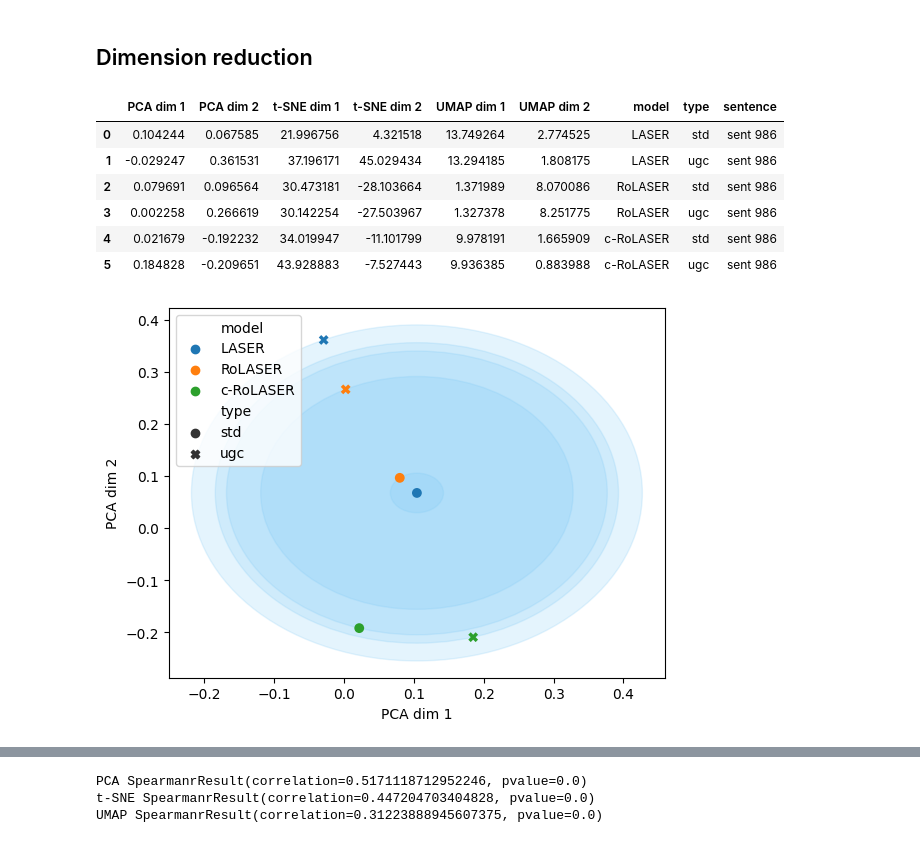
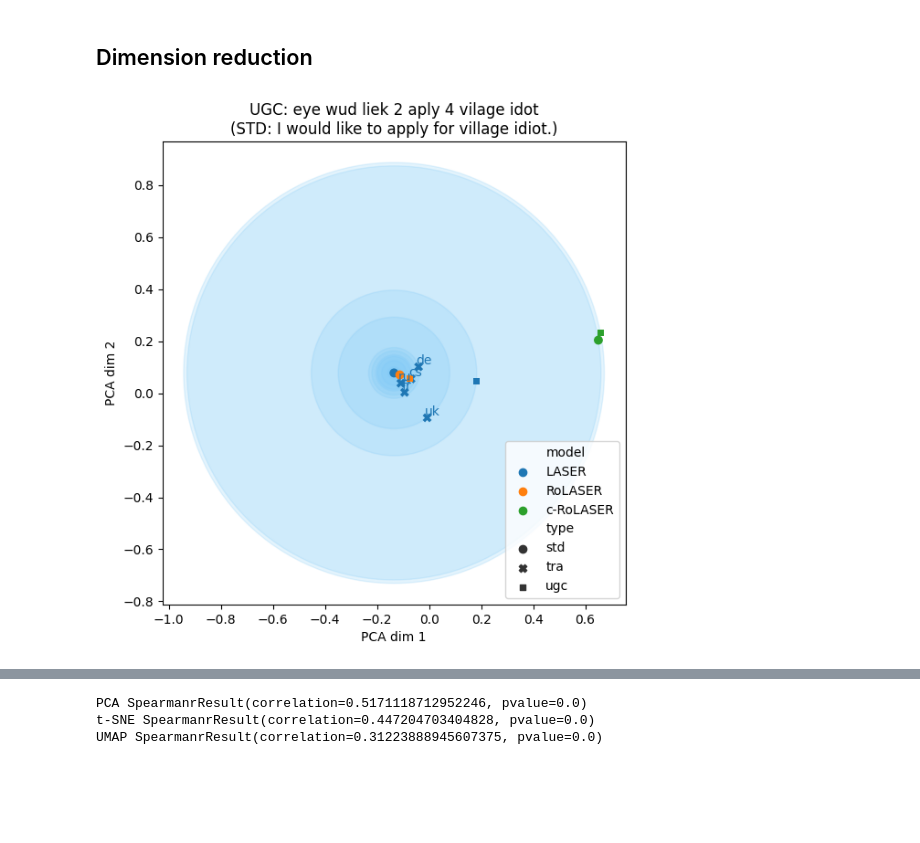
Before and after one commit to lydianish/LASER, a Jupyter notebook: tasks/draft.ipynb, the cells around one changed output, grey strips where cells are left out. Saved outputs shown, nothing was run; the diff lists cells and outputs as text; code cells hidden in the pictures; blank space fills up the shorter version.

```diff
--- a/tasks/draft.ipynb
+++ b/tasks/draft.ipynb
@@ -441,2 +483,31 @@ X_c_roberta, c_roberta_data = get_visualization_dataframe(src_file, ref_file, mo
+# %%
+seed = 0
+X_multi_files = [ read_embeddings(file) for file in multilingual_files.values() ]
+X_noisy_files = [ read_embeddings(file["file"]) for file in noisy_files ]
+X = np.concatenate(X_multi_files + X_noisy_files)
+
+n_sentences =  X_multi_files[0].shape[0]
+
+X_multi_models = np.repeat(["LASER"], n_sentences * len(X_multi_files))
+X_noisy_models = np.repeat([file["model"] for file in noisy_files], n_sentences)
+
+X_multi_langs = np.repeat(list(multilingual_files.keys()), n_sentences)
+X_noisy_langs = np.repeat(["en"], n_sentences * len(X_noisy_files))
+
+X_multi_types = np.repeat(["std"] + ["tra"]*(len(X_multi_files)-1), n_sentences)
+X_noisy_types = np.repeat([file["type"] for file in noisy_files], n_sentences)
+
+pca = PCA(n_components=2, random_state=seed)
+# umap = UMAP(n_components=2, init='random', random_state=seed)
+# tsne = TSNE(n_components=2, learning_rate='auto', init='pca', perplexity=20, random_state=seed)
+
+data = pd.DataFrame()
+data[["PCA dim 1", "PCA dim 2"]] = pca.fit_transform(X)
+# data[["t-SNE dim 1", "t-SNE dim 2"]] = tsne.fit_transform(X)
+# data[["UMAP dim 1", "UMAP dim 2"]] = umap.fit_transform(X)
+data["model"] = np.concatenate([X_multi_models, X_noisy_models])
+data["lang"] = np.concatenate([X_multi_langs, X_noisy_langs])
+data["type"] = np.concatenate([X_multi_types, X_noisy_types])
+data["sentence"] = [ f"sent {i%n_sentences}" for i in range(X.shape[0]) ]
 # %% [markdown]
 ## Dimension reduction
@@ -443,23 +527,2 @@ X_c_roberta, c_roberta_data = get_visualization_dataframe(src_file, ref_file, mo
 # %%
 subset = pd.DataFrame()
-# %%
-for data in [laser_data, roberta_data, c_roberta_data]:
-    subset = pd.concat([subset, data[data["sentence"] == "sent 986"]], ignore_index=True)
-# %%
-subset
-# %% [output]
-|  | PCA dim 1 | PCA dim 2 | t-SNE dim 1 | t-SNE dim 2 | UMAP dim 1 | UMAP dim 2 | model | type | sentence |
-| 0 | 0.104244 | 0.067585 | 21.996756 | 4.321518 | 13.749264 | 2.774525 | LASER | std | sent 986 |
-| 1 | -0.029247 | 0.361531 | 37.196171 | 45.029434 | 13.294185 | 1.808175 | LASER | ugc | sent 986 |
-| 2 | 0.079691 | 0.096564 | 30.473181 | -28.103664 | 1.371989 | 8.070086 | RoLASER | std | sent 986 |
-| 3 | 0.002258 | 0.266619 | 30.142254 | -27.503967 | 1.327378 | 8.251775 | RoLASER | ugc | sent 986 |
-| 4 | 0.021679 | -0.192232 | 34.019947 | -11.101799 | 9.978191 | 1.665909 | c-RoLASER | std | sent 986 |
-| 5 | 0.184828 | -0.209651 | 43.928883 | -7.527443 | 9.936385 | 0.883988 | c-RoLASER | ugc | sent 986 |
-# %%
-ax1 = plt.subplot()
-plot_circles(ax1, subset)
-sns.scatterplot(subset, x="PCA dim 1", y="PCA dim 2", hue="model", style="type", s=50, linewidth=0, ax=ax1)
-ax1.legend(loc='upper left')
-plt.savefig("/home/lnishimw/scratch/LASER/tasks/_scores/pca_distances.pdf", format="pdf")
-# %% [output]
-[figure, removed]
@@ -466 +531,16 @@ plt.savefig("/home/lnishimw/scratch/LASER/tasks/_scores/pca_distances.pdf", form
+# %%
+subset = data[data["sentence"] == f"sent {examples[n_ex]['id']}"]
+# %%
+subset_multi = subset[subset["type"] == "tra"]
+# %%
+fig, ax1 = plt.subplots(figsize=(6,6))
+plot_circles(ax1, subset)
+plot_langs(ax1, subset_multi)
+ax1.set_title(f"UGC: {examples[n_ex]['ugc']}\n(STD: {examples[n_ex]['std']})")
+ax1.set_aspect("equal")
+ax1.legend(loc='lower right')
+fig.tight_layout(pad=0.25)
+#plt.savefig("/home/lnishimw/scratch/LASER/tasks/_scores/pca_distances.pdf", format="pdf")
+# %% [output]
+[figure, added]
 # %%
```
Also changed, not shown: parts of 27 cells of this notebook, 1 other file.
